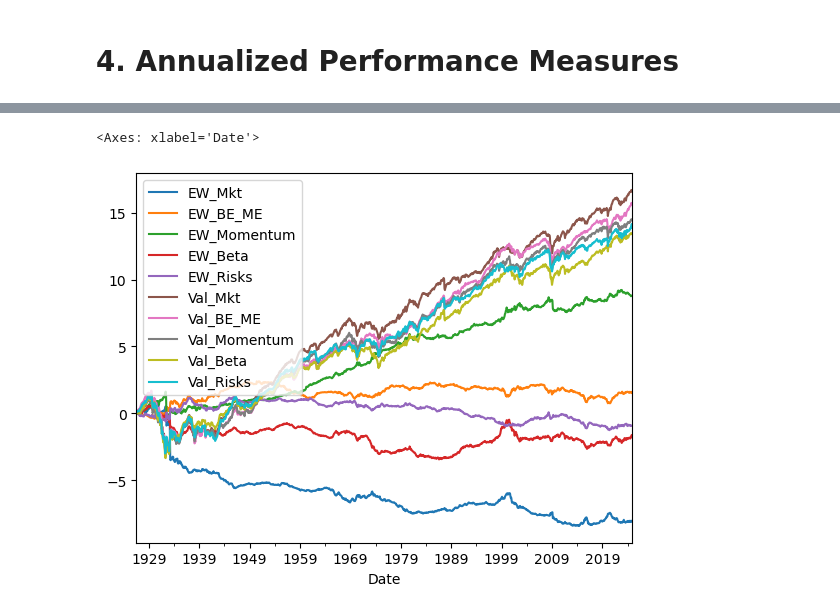
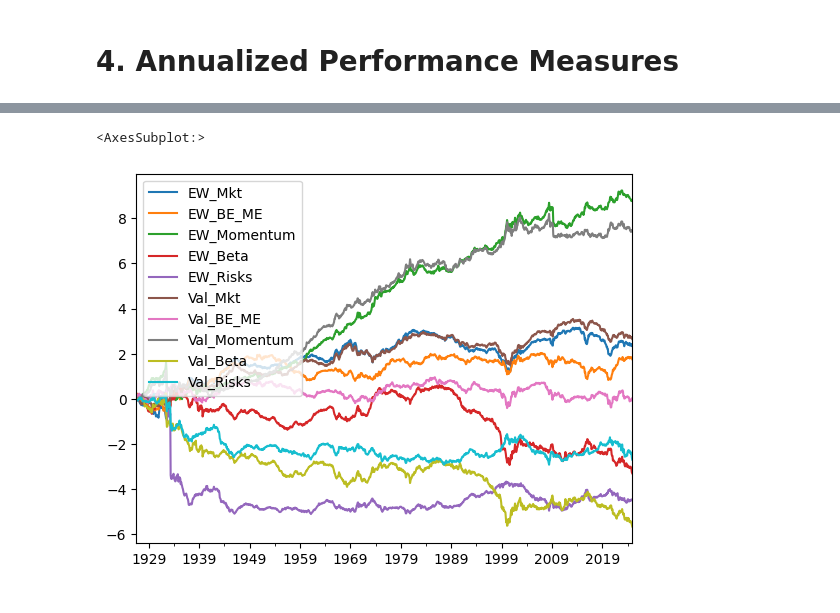
Before and after one commit to alessbressan/FINA60602A, a Jupyter notebook: project_2/Part_B.ipynb, the cells around one changed output, grey strips where cells are left out. Saved outputs shown, nothing was run; the diff lists cells and outputs as text; code cells hidden in the pictures.

Commit message:
changed data and backtest

```diff
--- a/project_2/Part_B.ipynb
+++ b/project_2/Part_B.ipynb
@@ -185,24 +192,39 @@ def position(df, n_assets):
 
     return df_pos
 # %%
-def equal_weight_rets(df, position, n_longs):
+def equal_weight_rets(df: pd.DataFrame, position: pd.DataFrame, n_longs: int):
+    """
+    calculates the returns of the equal weight long short portfolio
+    ---
+    :param df: dataframe of underlying asset returns
+    :param position: dataframe of positions at each timestep (usually the output of the position function)
+    :param n_longs: number of long assets in the long-short portfolio
+    :return: pandas DataFrame of returns of the equal-weighted long-short portfolio
+    """
 
     # shift returns to account for lookahead bias
-    performance = ((df.shift(-1) * position) / n_longs).sum(axis = 1)
+    performance = ((df * position.shift(1)) / n_longs).sum(axis = 1)
     return performance
 
 
 def value_weights_rets(df, position, mkt_cap):
-
+    """
+    calculates the returns of the value weighted long short portfolio
+    ---
+    :param df: dataframe of underlying asset returns
+    :param position: dataframe of positions at each timestep (usually the output of the position function)
+    :param mkt_cap: market cap of each industry in the universe
+    :return: pandas DataFrame of returns of the value-weighted long-short portfolio
+    """
     # long and short market weighted weights
     long_weights = mkt_cap[position == 1].div(mkt_cap[position == 1].sum(axis = 1), axis = 0)
     short_weights = mkt_cap[position == -1].div(mkt_cap[position == -1].sum(axis = 1), axis = 0)
 
     # returns of long-short portfolio
     # shift returns to account for lookahead bias
-    long_portfolio = (df.shift(-1) * long_weights).fillna(0)
-    short_portfolio = (df.shift(-1) * short_weights).fillna(0)
-    performance = (long_portfolio + short_portfolio).sum(axis = 1)
+    long_portfolio = (df * long_weights.shift(1)).fillna(0)
+    short_portfolio = (df * short_weights.shift(1)).fillna(0)
+    performance = (long_portfolio - short_portfolio).sum(axis = 1)
 
     return performance
 # %%
@@ -261,6 +306,14 @@ value_weights_results = pd.DataFrame({"Val_Mkt": rets_mkt,
                                       index = rets_mkt.index)
 
 portfolio_results = pd.concat([equal_weight_results, value_weights_results], axis = 1)
+# %%
+# we will long all strategies which had a negative outcome
+# this includes:
+# 1. long short market cap (value and equal weight)
+# 2. long short Beta (value and equal weight)
+# 3. long short idiosyncratic risk (value and equal weight)
+
+portfolio_results.loc[:, ["EW_Mkt", "EW_Beta", "EW_Risks", "Val_Mkt", "Val_Beta", "Val_Risks"]] = -1 * portfolio_results.loc[:, ["EW_Mkt", "EW_Beta", "EW_Risks", "Val_Mkt", "Val_Beta", "Val_Risks"]]
 # %%
 start_year = [1950, 1990, 2000]
 results = [np.nan, np.nan, np.nan]
@@ -288,8 +357,16 @@ for i in range(len(start_year)):
 # %%
+# we will long all strategies which had a negative outcome
+# this includes:
+# 1. long short market cap (value and equal weight)
+# 2. long short Beta (value and equal weight)
+# 3. long short idiosyncratic risk (value and equal weight)
+
+portfolio_results.loc[:, ["EW_Mkt", "EW_Beta", "EW_Risks", "Val_Mkt", "Val_Beta", "Val_Risks"]] = -1 * portfolio_results.loc[:, ["EW_Mkt", "EW_Beta", "EW_Risks", "Val_Mkt", "Val_Beta", "Val_Risks"]]
+
 np.log((1 + portfolio_results).cumprod()).plot()
 # %% [output]
-<Axes: xlabel='Date'>
+<AxesSubplot:>
-[figure, old version]
+[figure, new version]
 # %%
 # 1950 + (except for FF5 it is 1964 +)
 results[0]
```
Also changed, not shown: parts of 17 cells of this notebook, 1 other file.
